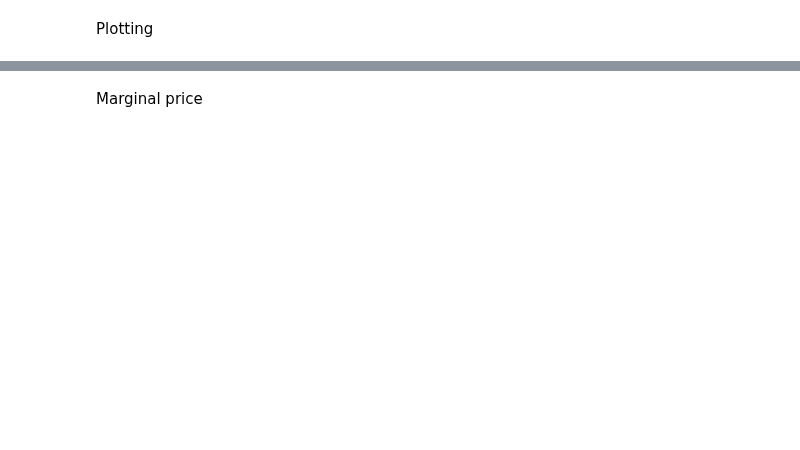
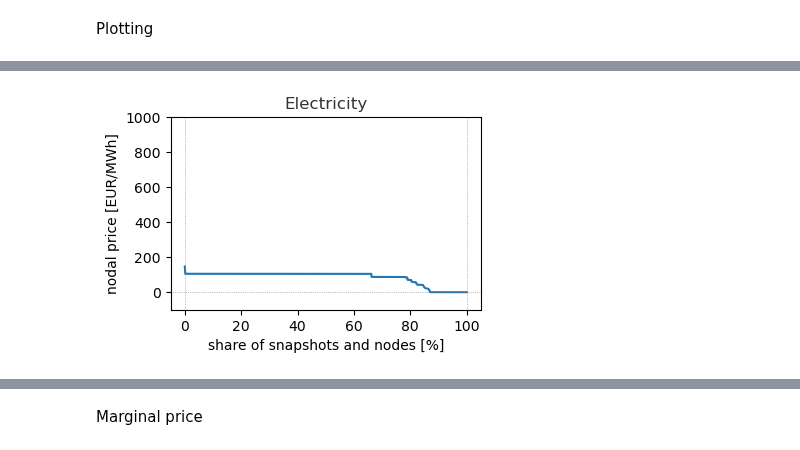
Before and after one commit to energyLS/aldehyde, a Jupyter notebook: workflow/notebooks/plot_lcoh.ipynb, the cells around one changed output, grey strips where cells are left out. Cells and saved outputs as stored; diff of their text form; code cells hidden in the pictures; blank space fills up the shorter version.

```diff
--- a/workflow/notebooks/plot_lcoh.ipynb
+++ b/workflow/notebooks/plot_lcoh.ipynb
@@ -49,0 +117,2 @@ Plotting
+# %%
+df = get_nodal_prices(n)
@@ -49,0 +130,38 @@ Plotting
+# %%
+def plot_price_duration_curve(n, carrier, fn=None):
+    df = n.buses_t.marginal_price.loc[:, n.buses.carrier == carrier]
+
+    df = df.stack()
+
+    to_plot = df.sort_values(ascending=False).reset_index(drop=True)
+
+    to_plot.index = [i / len(df) * 100 for i in to_plot.index]
+
+    fig, ax = plt.subplots(figsize=(4, 2.5))
+    to_plot.plot(
+        ax=ax,
+    )
+    plt.xlabel("share of snapshots and nodes [%]")
+    plt.ylabel("nodal price [EUR/MWh]")
+    plt.axvline(0, linewidth=0.5, linestyle=":", color="grey")
+    plt.axvline(100, linewidth=0.5, linestyle=":", color="grey")
+    plt.axhline(0, linewidth=0.5, linestyle=":", color="grey")
+
+    if carrier == "H2":
+        title = "Hydrogen"
+        plt.ylim([-20, 350])
+    elif carrier == "AC":
+        title = "Electricity"
+        plt.ylim([-100, 1000])
+    else:
+        title = carrier
+
+    plt.title(title, fontsize=12, color="#343434")
+
+    if fn is not None:
+        plt.savefig(fn, bbox_inches="tight")
+        plt.close()
+# %%
+plot_price_duration_curve(n, "AC")
+# %% [output]
+[figure, added]
```
Also changed, not shown: parts of 32 cells of this notebook.
